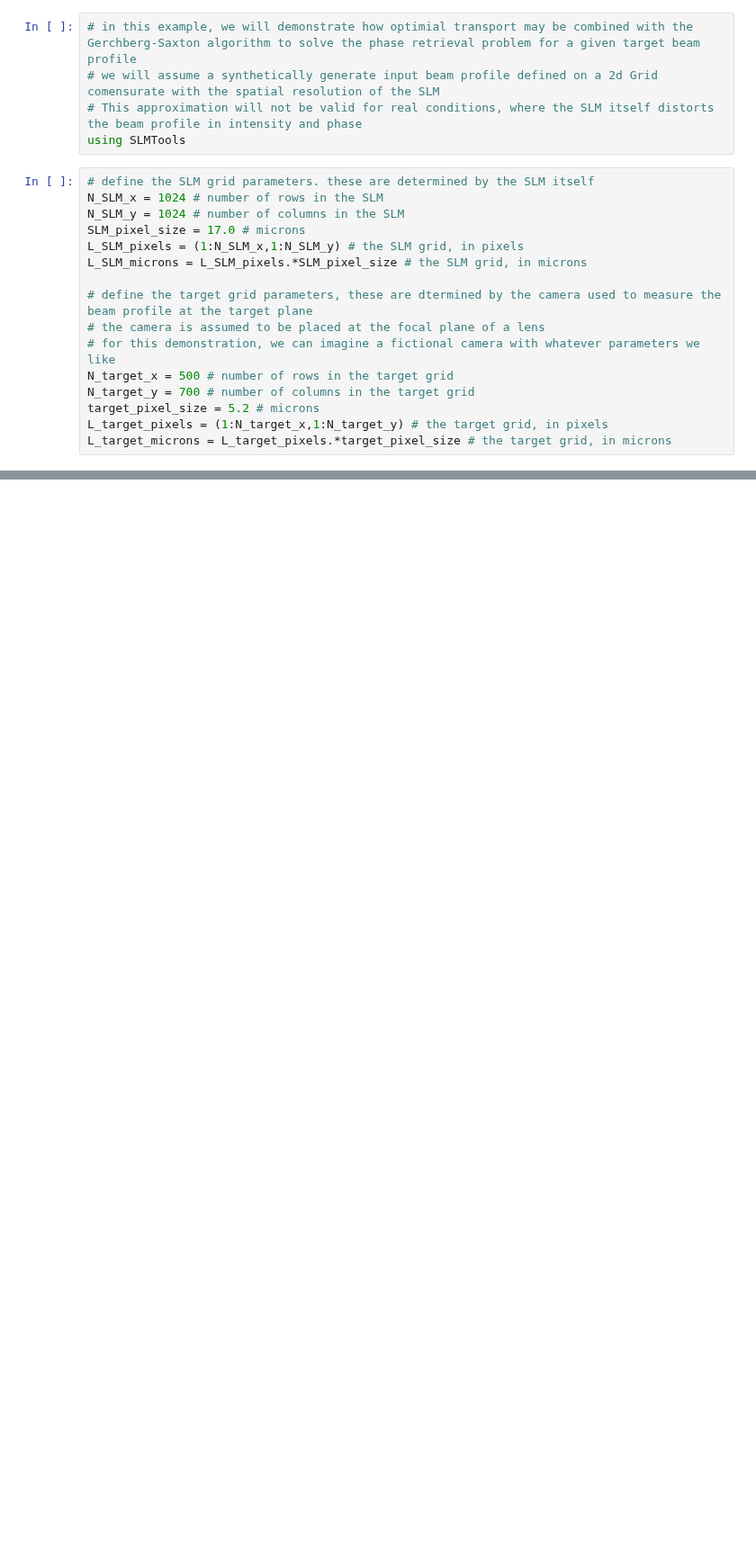
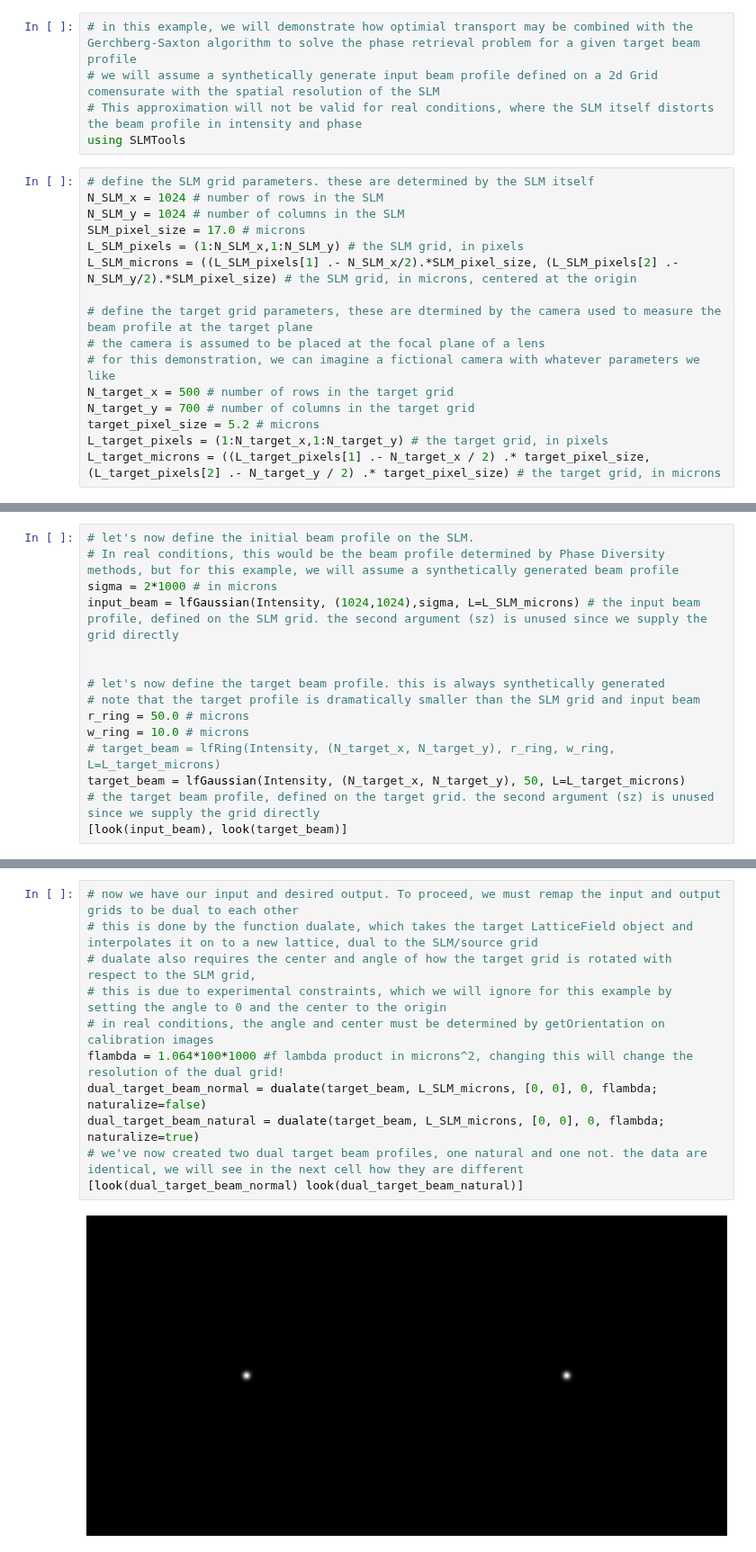
Before and after one commit to hoganphysics/SLMTools, a Jupyter notebook: syntheticWIP.ipynb, the cells around one changed output, grey strips where cells are left out. Shown at 90% size. Cells and saved outputs as stored; diff of their text form; blank space fills up the shorter version.

```diff
--- a/syntheticWIP.ipynb
+++ b/syntheticWIP.ipynb
@@ -9,7 +9,7 @@ N_SLM_x = 1024 # number of rows in the SLM
 N_SLM_y = 1024 # number of columns in the SLM
 SLM_pixel_size = 17.0 # microns
 L_SLM_pixels = (1:N_SLM_x,1:N_SLM_y) # the SLM grid, in pixels
-L_SLM_microns = L_SLM_pixels.*SLM_pixel_size # the SLM grid, in microns
+L_SLM_microns = ((L_SLM_pixels[1] .- N_SLM_x/2).*SLM_pixel_size, (L_SLM_pixels[2] .- N_SLM_y/2).*SLM_pixel_size) # the SLM grid, in microns, centered at the origin
 
 # define the target grid parameters, these are dtermined by the camera used to measure the beam profile at the target plane
 # the camera is assumed to be placed at the focal plane of a lens
@@ -18,5 +18,5 @@ N_target_x = 500 # number of rows in the target grid
 N_target_y = 700 # number of columns in the target grid
 target_pixel_size = 5.2 # microns
 L_target_pixels = (1:N_target_x,1:N_target_y) # the target grid, in pixels
-L_target_microns = L_target_pixels.*target_pixel_size # the target grid, in microns
+L_target_microns = ((L_target_pixels[1] .- N_target_x / 2) .* target_pixel_size, (L_target_pixels[2] .- N_target_y / 2) .* target_pixel_size) # the target grid, in microns
 # %% [output]
@@ -23,0 +24,15 @@ L_target_microns = L_target_pixels.*target_pixel_size # the target grid, in micr
+# %%
+# let's now define the initial beam profile on the SLM.
+# In real conditions, this would be the beam profile determined by Phase Diversity methods, but for this example, we will assume a synthetically generated beam profile
+sigma = 2*1000 # in microns
+input_beam = lfGaussian(Intensity, (1024,1024),sigma, L=L_SLM_microns) # the input beam profile, defined on the SLM grid. the second argument (sz) is unused since we supply the grid directly
+
+
+# let's now define the target beam profile. this is always synthetically generated
+# note that the target profile is dramatically smaller than the SLM grid and input beam
+r_ring = 50.0 # microns
+w_ring = 10.0 # microns
+# target_beam = lfRing(Intensity, (N_target_x, N_target_y), r_ring, w_ring, L=L_target_microns)
+target_beam = lfGaussian(Intensity, (N_target_x, N_target_y), 50, L=L_target_microns)
+# the target beam profile, defined on the target grid. the second argument (sz) is unused since we supply the grid directly
+[look(input_beam), look(target_beam)]
@@ -23,0 +43,13 @@ L_target_microns = L_target_pixels.*target_pixel_size # the target grid, in micr
+# %%
+# now we have our input and desired output. To proceed, we must remap the input and output grids to be dual to each other
+# this is done by the function dualate, which takes the target LatticeField object and interpolates it on to a new lattice, dual to the SLM/source grid
+# dualate also requires the center and angle of how the target grid is rotated with respect to the SLM grid,
+# this is due to experimental constraints, which we will ignore for this example by setting the angle to 0 and the center to the origin
+# in real conditions, the angle and center must be determined by getOrientation on calibration images
+flambda = 1.064*100*1000 #f lambda product in microns^2, changing this will change the resolution of the dual grid!
+dual_target_beam_normal = dualate(target_beam, L_SLM_microns, [0, 0], 0, flambda; naturalize=false)
+dual_target_beam_natural = dualate(target_beam, L_SLM_microns, [0, 0], 0, flambda; naturalize=true)
+# we've now created two dual target beam profiles, one natural and one not. the data are identical, we will see in the next cell how they are different
+[look(dual_target_beam_normal) look(dual_target_beam_natural)]
+# %% [output]
+[figure, added]
```
Also changed, not shown: parts of 7 cells of this notebook, 8 other files.
